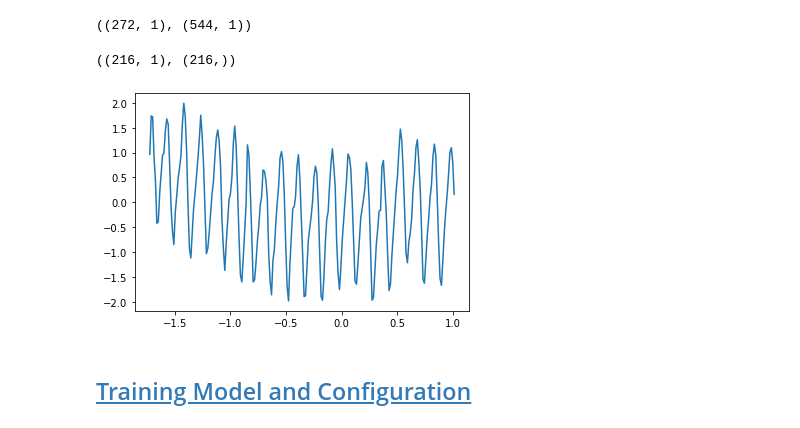
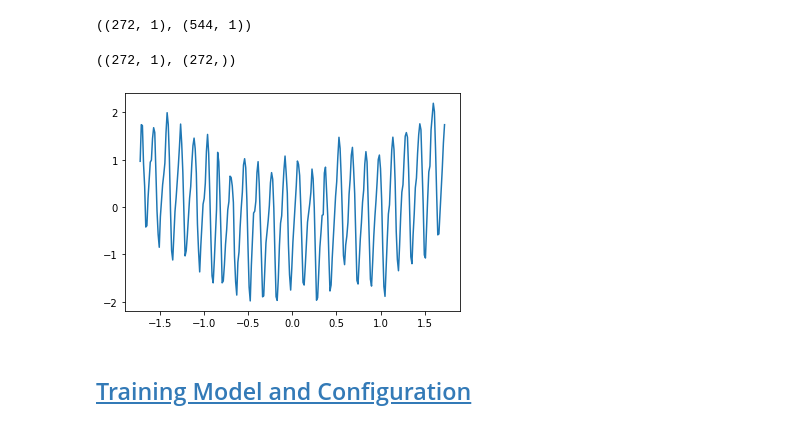
Before and after one commit to monaj07/ml, a Jupyter notebook: uncertainty/uncertainty_regression-Copy1.ipynb, the cells around one changed output. Cells and saved outputs as stored; diff of their text form; code cells hidden in the pictures.

Commit message:
Replace Adam with SGD and train on the entire dataset with batchsize=136

```diff
--- a/uncertainty/uncertainty_regression-Copy1.ipynb
+++ b/uncertainty/uncertainty_regression-Copy1.ipynb
@@ -68,19 +68,19 @@ train_data.shape, test_data.shape
 # %% [output]
 ((272, 1), (544, 1))
 # %%
-train_data = train_data[:12*18, :]
-train_labels = np.array(train_labels[:12*18])
+# train_data = train_data[:12*21, :]
+# train_labels = np.array(train_labels[:12*21])
 test_data = train_data
 test_labels = train_labels
 
-train_loader = DataLoader(TimeSeriesDataset(train_data, train_labels), batch_size=256, shuffle=True)
-test_loader = DataLoader(TimeSeriesDataset(test_data, test_labels), batch_size=256, shuffle=False)
+train_loader = DataLoader(TimeSeriesDataset(train_data, train_labels), batch_size=136, shuffle=True)
+test_loader = DataLoader(TimeSeriesDataset(test_data, test_labels), batch_size=136, shuffle=False)
 plt.plot(train_data, train_labels)
 train_data.shape, train_labels.shape
 # type(train_data), type(train_labels)
 # %% [output]
-((216, 1), (216,))
+((272, 1), (272,))
-[figure, old version]
+[figure, new version]
 # %% [markdown]
 ## [Training Model and Configuration](#Training-Model-and-Configuration)
 # %%
```
Also changed, not shown: parts of 3 cells of this notebook.
